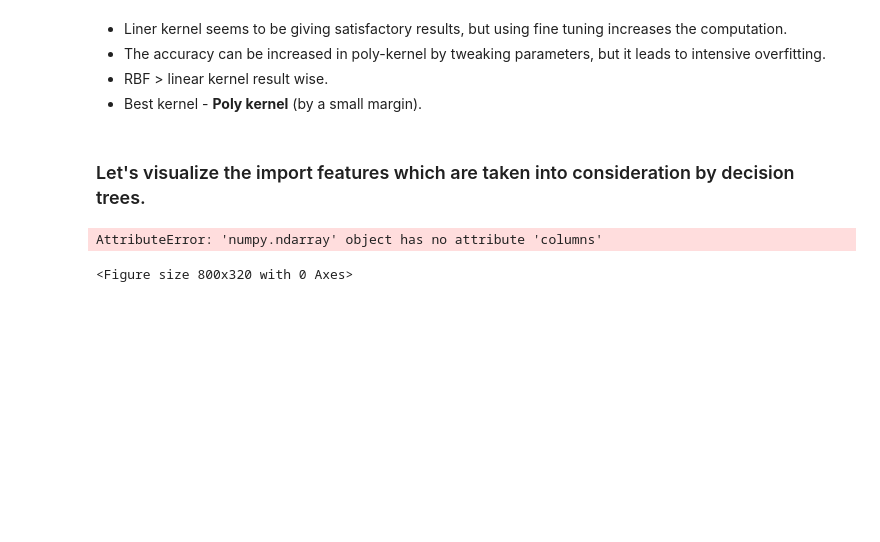
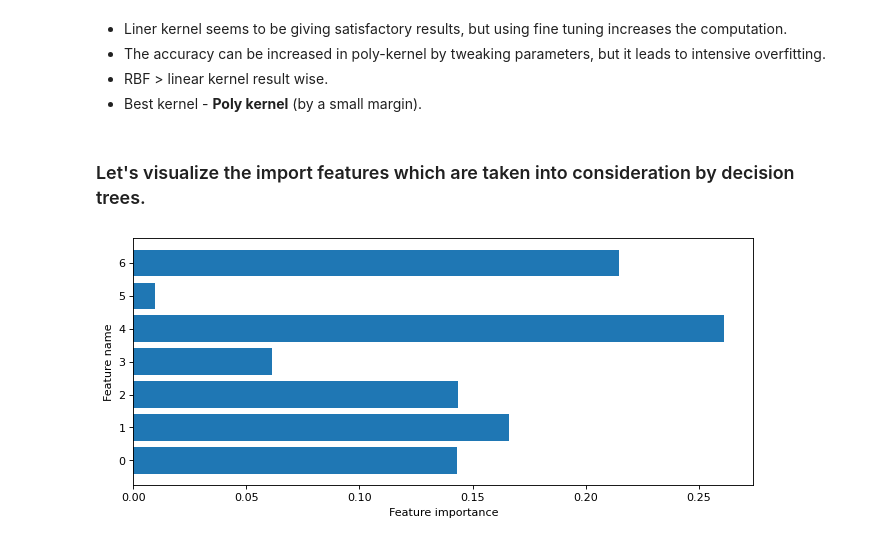
Before and after one commit to vishalnandagopal/crop-analysis-and-prediction, a Jupyter notebook: crop-analysis-and-prediction.ipynb, the cells around one changed output. Cells and saved outputs as stored; diff of their text form; code cells hidden in the pictures; blank space fills up the shorter version.

Commit message:
Final commit? Fixed errors with not being able to access columns in np arrays

```diff
--- a/crop-analysis-and-prediction.ipynb
+++ b/crop-analysis-and-prediction.ipynb
@@ -475,13 +469,11 @@ As we saw earlier, two of our features (temperature and ph) are gaussian distrib
 ### Let's visualize the import features which are taken into consideration by decision trees.
 # %%
 mtpltlbpyplot.pyplot.figure(figsize=(10, 4), dpi=80)
-c_features = len(X_train.columns)
-mtpltlbpyplot.pyplot.barh(range(c_features), clf.feature_importances_)
+c_features = len(X_train[0])
+mtpltlbpyplot.pyplot.barh(range(c_features), clf1.feature_importances_)
 mtpltlbpyplot.pyplot.xlabel("Feature importance")
 mtpltlbpyplot.pyplot.ylabel("Feature name")
-mtpltlbpyplot.pyplot.yticks(np.arange(c_features), X_train.columns)
 mtpltlbpyplot.pyplot.show()
 # %% [output]
-AttributeError: 'numpy.ndarray' object has no attribute 'columns'
-<Figure size 800x320 with 0 Axes>
+[figure, added]
 # %%
```
Also changed, not shown: parts of 25 cells of this notebook, 2 other files.
